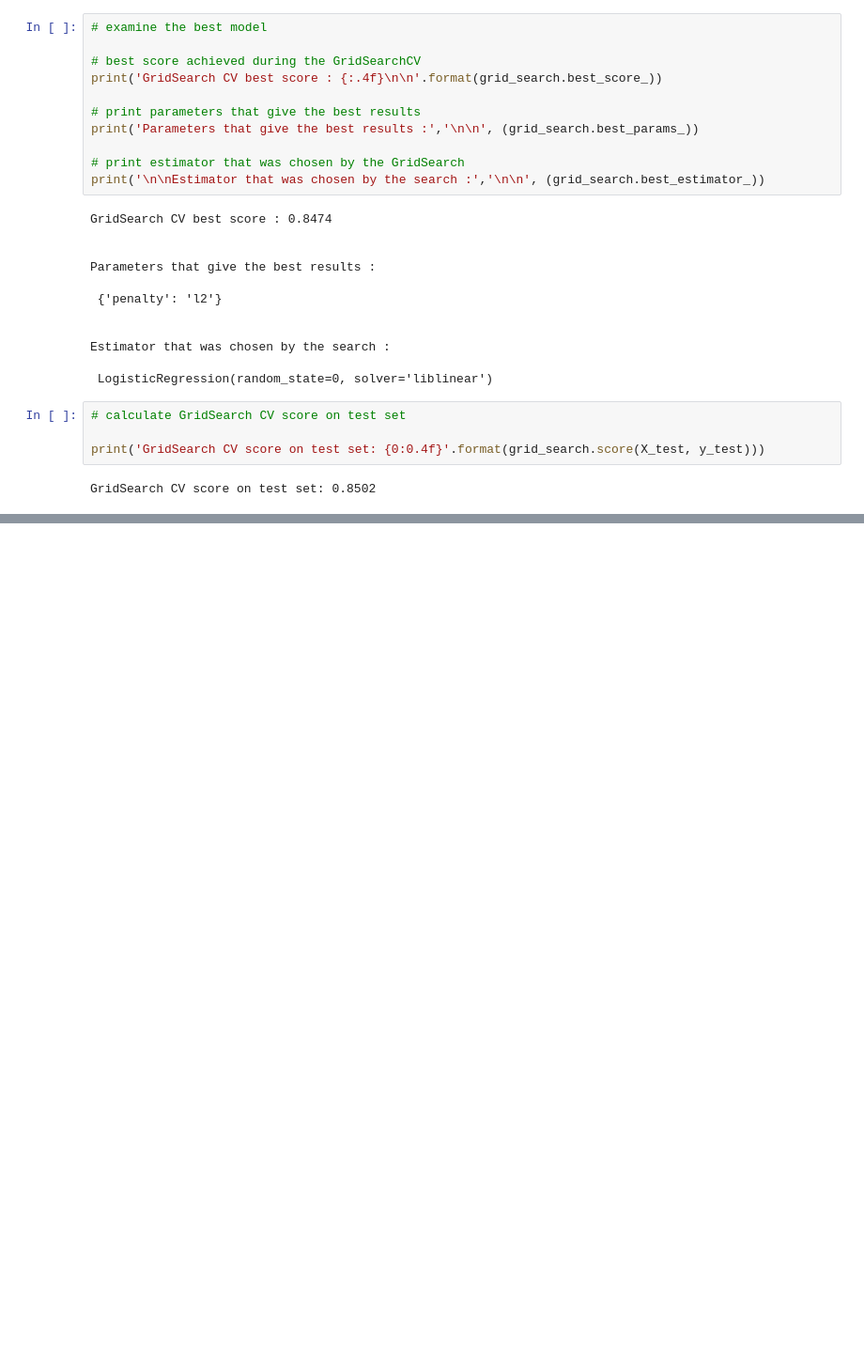
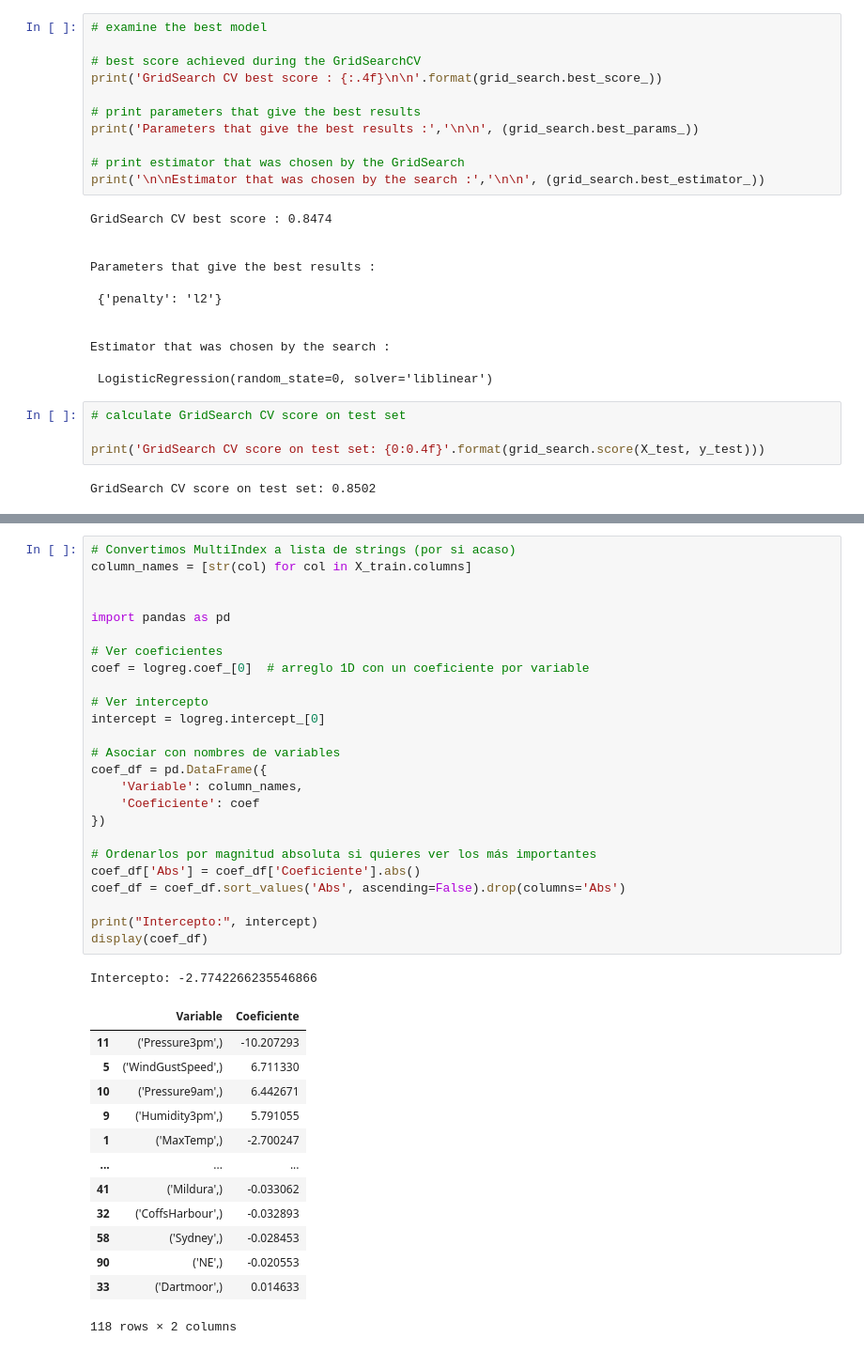
Before and after one commit to fr4nc15co/classification_methods, a Jupyter notebook: 1ST DATASET/REGRESION LOGISTICA/weather.ipynb, the cells around one changed output, grey strips where cells are left out. Shown at 94% size. Drawn from its saved outputs; the diff is of its cells as text; blank space fills up the shorter version.

```diff
--- a/1ST DATASET/REGRESION LOGISTICA/weather.ipynb
+++ b/1ST DATASET/REGRESION LOGISTICA/weather.ipynb
@@ -1739,3 +1679,43 @@ Note: you may need to restart the kernel to use updated packages.
+# %%
+# Convertimos MultiIndex a lista de strings (por si acaso)
+column_names = [str(col) for col in X_train.columns]
+
+
+import pandas as pd
+
+# Ver coeficientes
+coef = logreg.coef_[0]  # arreglo 1D con un coeficiente por variable
+
+# Ver intercepto
+intercept = logreg.intercept_[0]
+
+# Asociar con nombres de variables
+coef_df = pd.DataFrame({
+    'Variable': column_names,
+    'Coeficiente': coef
+})
+
+# Ordenarlos por magnitud absoluta si quieres ver los más importantes
+coef_df['Abs'] = coef_df['Coeficiente'].abs()
+coef_df = coef_df.sort_values('Abs', ascending=False).drop(columns='Abs')
+
+print("Intercepto:", intercept)
+display(coef_df)
+# %% [output]
+Intercepto: -2.7742266235546866
+|  | Variable | Coeficiente |
+| 11 | ('Pressure3pm',) | -10.207293 |
+| 5 | ('WindGustSpeed',) | 6.711330 |
+| 10 | ('Pressure9am',) | 6.442671 |
+| 9 | ('Humidity3pm',) | 5.791055 |
+| 1 | ('MaxTemp',) | -2.700247 |
+| ... | ... | ... |
+| 41 | ('Mildura',) | -0.033062 |
+| 32 | ('CoffsHarbour',) | -0.032893 |
+| 58 | ('Sydney',) | -0.028453 |
+| 90 | ('NE',) | -0.020553 |
+| 33 | ('Dartmoor',) | 0.014633 |
+118 rows × 2 columns
 # %%
 
 
```
Also changed, not shown: parts of 21 cells of this notebook, 14 other files.
